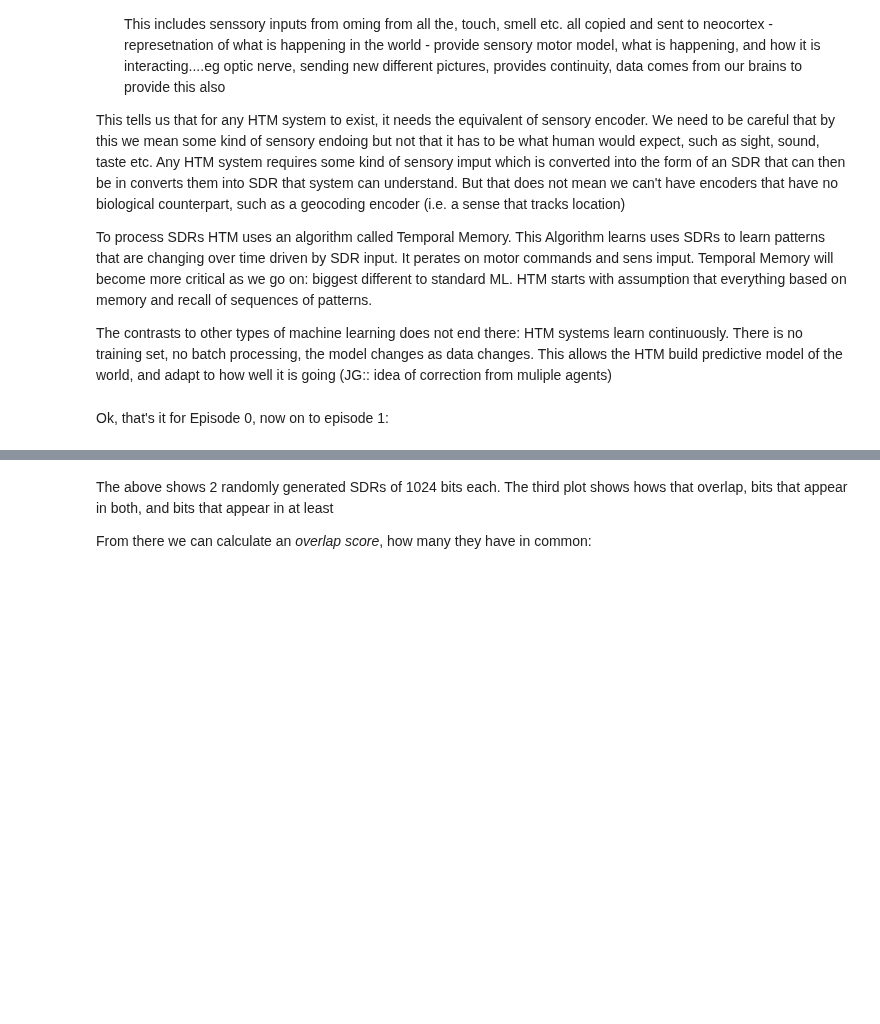
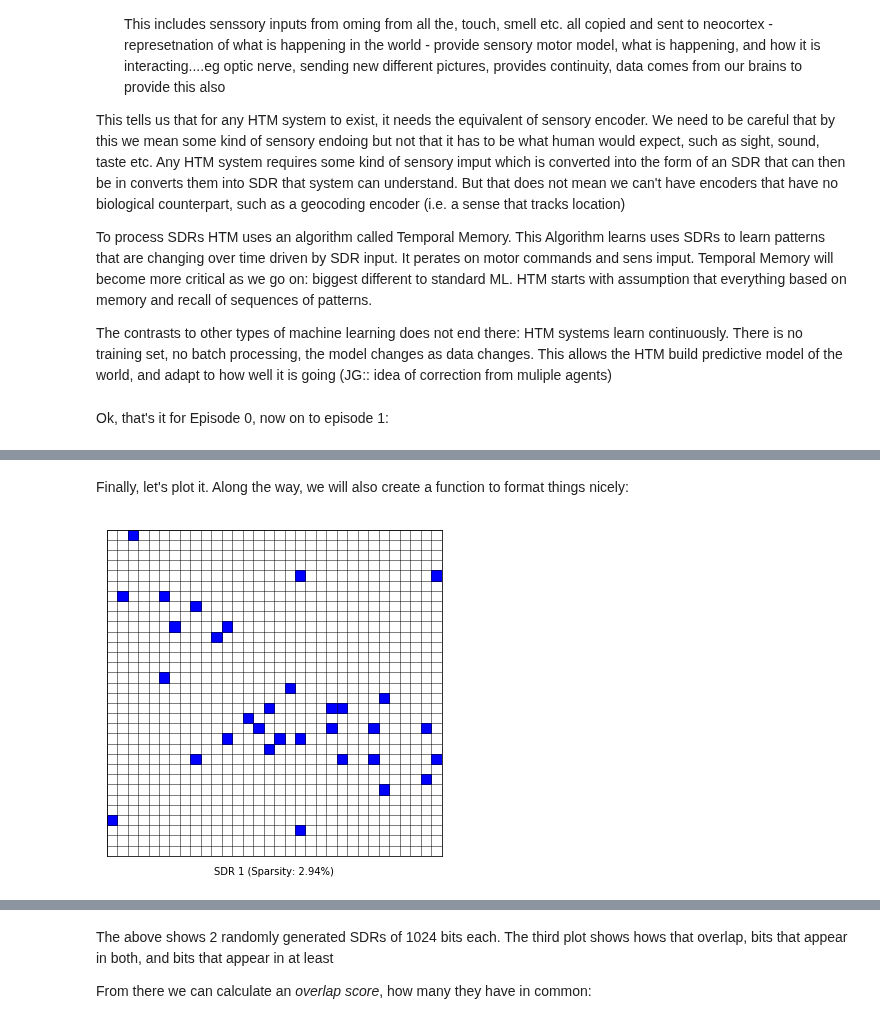
Before and after one commit to jgab3103/Jamie-Gabriel, a Jupyter notebook: Notebooks/jovyan/HTMProjects/HTM_Notes_1.ipynb, the cells around one changed output, grey strips where cells are left out. Saved outputs shown, nothing was run; the diff lists cells and outputs as text; code cells hidden in the pictures; blank space fills up the shorter version.

```diff
--- a/Notebooks/jovyan/HTMProjects/HTM_Notes_1.ipynb
+++ b/Notebooks/jovyan/HTMProjects/HTM_Notes_1.ipynb
@@ -277,0 +148,7 @@ overlap = [ax3.add_patch(Rectangle(sdr_comparison['overlap'][i], 1, 1, color="or
+# %%
+def create_randomised_sdr(sdr_size, number_of_active_bits):
+    sdr = set()
+    while len(sdr) < number_of_active_bits:
+        sdr.add(np.random.randint(low=1, high=sdr_size))
+
+    return(list(sdr))
@@ -277,0 +157,6 @@ overlap = [ax3.add_patch(Rectangle(sdr_comparison['overlap'][i], 1, 1, color="or
+# %%
+sdr_size = 1024
+active_bits = 32
+
+s1 = np.array(create_randomised_sdr(sdr_size, active_bits))
+s1
@@ -277,0 +198,3 @@ overlap = [ax3.add_patch(Rectangle(sdr_comparison['overlap'][i], 1, 1, color="or
+# %%
+s2 = convert_sdr_to_tuple_for_visualisation(s1, sdr_size)
+s2
@@ -277,0 +219,25 @@ overlap = [ax3.add_patch(Rectangle(sdr_comparison['overlap'][i], 1, 1, color="or
+# %% [markdown]
+Finally, let's plot it. Along the way, we will also create a function to format things nicely:
+# %%
+def create_axis_for_sdr(ax, x_limit, y_limit, population, label, create_label = True):
+
+    if create_label:
+        label_add = np.round((population / (x_limit * y_limit)) * 100, 2)
+        label = label + ' (Sparsity: {}%)'.format(label_add)
+        ax.set_xlabel(label)
+
+    ax.set_xticks(range(int(x_limit)))
+    ax.set_yticks(range(int(y_limit)))
+    [ax.xaxis.get_major_ticks()[i].tick1line.set_color("white") for i in range(int(x_limit))]
+    [ax.yaxis.get_major_ticks()[i].tick1line.set_color("white") for i in range(int(y_limit))]
+    ax.set_yticklabels([])
+    ax.set_xticklabels([])
+    ax.grid(color='k', linestyle='-', linewidth=.5)
+
+    return(ax)
+# %%
+fig, (ax1) = plt.subplots(1, 1, figsize=(6, 6))
+ax1 = create_axis_for_sdr(ax1, np.sqrt(sdr_size) + 1, np.sqrt(sdr_size) + 1, active_bits, "SDR 1")
+SDR1 = [ax1.add_patch(Rectangle(s2[i], 1, 1, color="blue")) for i in range(len(s1))]
+# %% [output]
+[figure, added]
```
Also changed, not shown: parts of 43 cells of this notebook, 1 other file.
